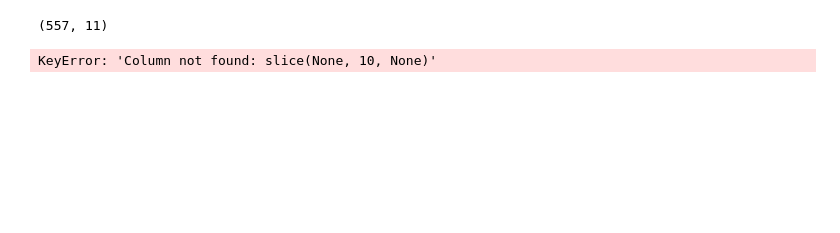
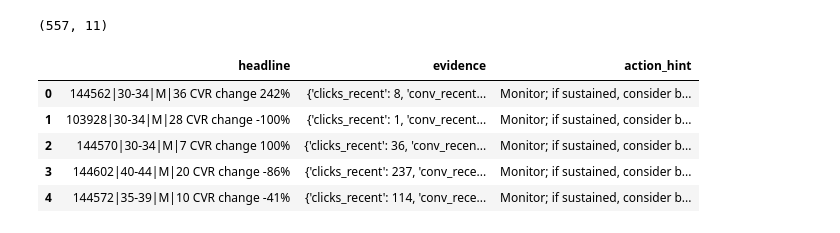
Before and after one commit to Tanmayjoshi-3601/ad-agent, a Jupyter notebook: Data-Handling.ipynb, the cells around one changed output. Drawn from its saved outputs; the diff is of its cells as text; code cells hidden in the pictures; blank space fills up the shorter version.

```diff
--- a/Data-Handling.ipynb
+++ b/Data-Handling.ipynb
@@ -247,8 +246,13 @@ AttributeError: 'DataFrameGroupBy' object has no attribute 'shape'
 g.shape
 # %% [output]
 (557, 11)
-# %%
-for k, g in facts[:10]:
-    print(k,g)
-# %% [output]
-KeyError: 'Column not found: slice(None, 10, None)'
+# %%
+insights = pd.read_json("insights.json")
+insights.head()
+# %% [output]
+|  | headline | evidence | action_hint |
+| 0 | 144562|30-34|M|36 CVR change 242% | {'clicks_recent': 8, 'conv_recent... | Monitor; if sustained, consider b... |
+| 1 | 103928|30-34|M|28 CVR change -100% | {'clicks_recent': 1, 'conv_recent... | Monitor; if sustained, consider b... |
+| 2 | 144570|30-34|M|7 CVR change 100% | {'clicks_recent': 36, 'conv_recen... | Monitor; if sustained, consider b... |
+| 3 | 144602|40-44|M|20 CVR change -86% | {'clicks_recent': 237, 'conv_rece... | Monitor; if sustained, consider b... |
+| 4 | 144572|35-39|M|10 CVR change -41% | {'clicks_recent': 114, 'conv_rece... | Monitor; if sustained, consider b... |
```
Also changed, not shown: parts of 1 cell of this notebook, 7 other files.
